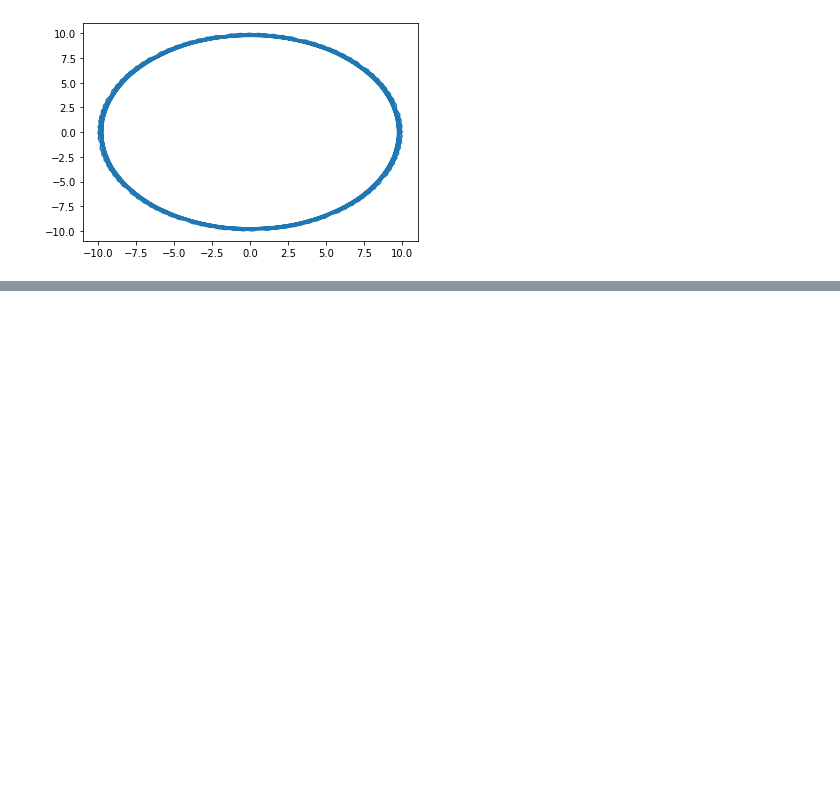
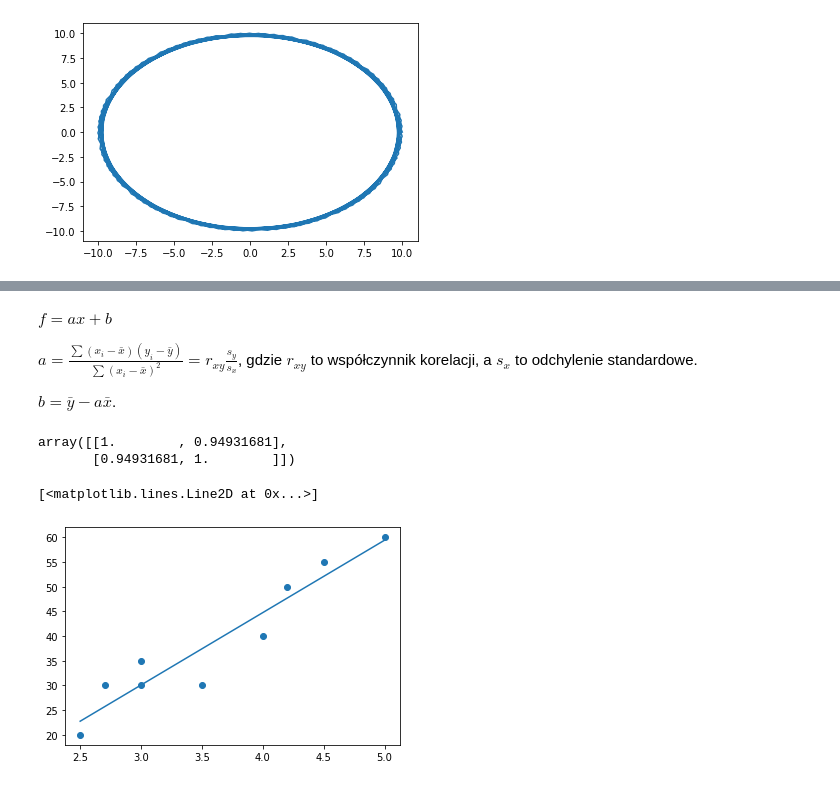
Before and after one commit to Aleksandra2002/obliczenia_naukowe, a Jupyter notebook: lab_8.ipynb, the cells around one changed output, grey strips where cells are left out. Saved outputs shown, nothing was run; the diff lists cells and outputs as text; code cells hidden in the pictures; blank space fills up the shorter version.

```diff
--- a/lab_8.ipynb
+++ b/lab_8.ipynb
@@ -104,0 +177,25 @@ ax.plot(x,y)
+# %% [markdown]
+$f=ax+b$
+
+$a=\frac{\sum(x_i-\bar{x})(y_i-\bar{y})}{\sum (x_i-\bar{x})^2}=r_{xy}\frac{s_y}{s_x}$, gdzie $r_{xy}$ to współczynnik korelacji, a $s_x$ to odchylenie standardowe.
+
+$b=\bar{y}-a\bar{x}$.
+# %%
+x=np.array([2.5,2.7,3,3,3.5,4,4.2,4.5,5])
+y=np.array([20,30,30,35,30,40,50,55,60])
+np.corrcoef(x,y)
+# %% [output]
+array([[1.        , 0.94931681],
+       [0.94931681, 1.        ]])
+# %%
+x=np.array([2.5,2.7,3,3,3.5,4,4.2,4.5,5])
+y=np.array([20,30,30,35,30,40,50,55,60])
+a=np.corrcoef(x,y)[0,1]*y.std()/x.std()
+b=y.mean()-a*x.mean()
+
+fig,ax=plt.subplots()
+ax.scatter(x,y)
+plt.plot(x,a*x+b)
+# %% [output]
+[<matplotlib.lines.Line2D at 0x...>]
+[figure, added]
```
Also changed, not shown: parts of 11 cells of this notebook.
